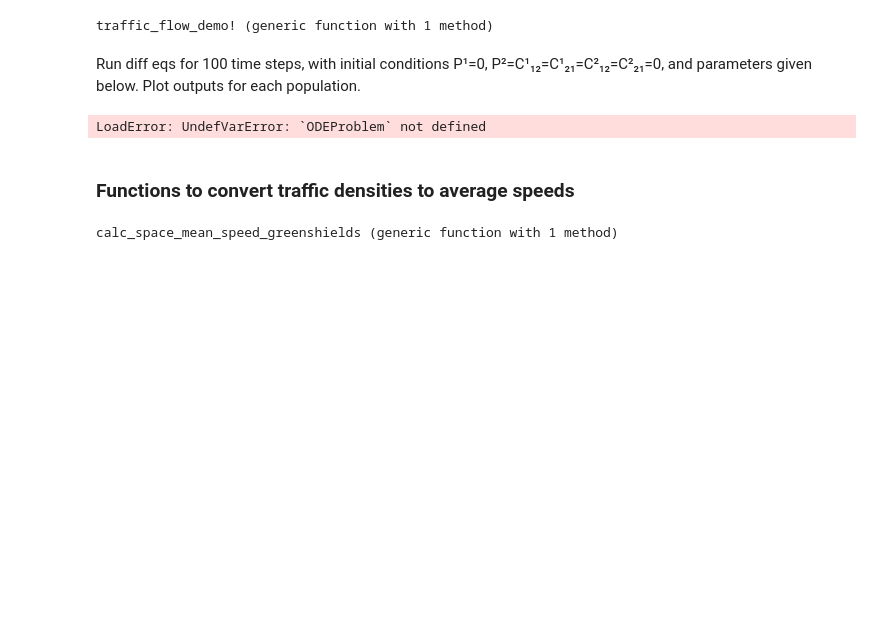
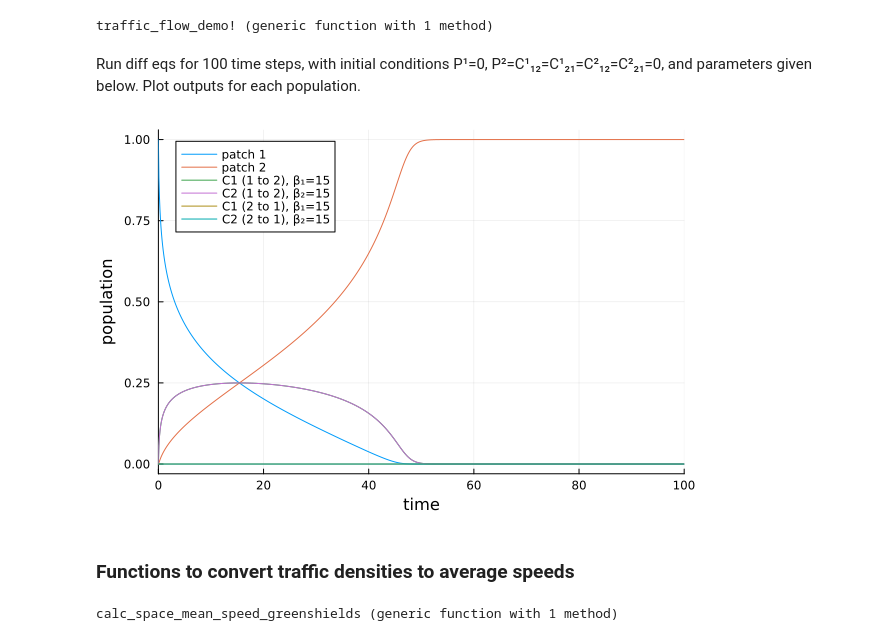
Before and after one commit to acossairt/traffic_air_quality_modeling, a Jupyter notebook: julia_model/travel_4.ipynb, the cells around one changed output. Saved outputs shown, nothing was run; the diff lists cells and outputs as text; code cells hidden in the pictures; blank space fills up the shorter version.

Commit message:
added image files

```diff
--- a/julia_model/travel_4.ipynb
+++ b/julia_model/travel_4.ipynb
@@ -81,33 +83,33 @@ Run diff eqs for 100 time steps, with initial conditions P¹=0, P²=C¹₁₂=C
 # %%
 # Choose parameters
 α₁ = 1
 α₂ = 1
-β₁ = 10
-β₂ = 60
+β₁ = 15
+β₂ = 15
 p1_out = 1
 p2_out = 0
 p = [α₁, α₂, β₁, β₂, p1_out, p2_out]
 
 # Solve diff eq
 N0 = [1; 0.; 0; 0; 0; 0]                              # set initial conditions: [P¹, P², C¹₁₂, C¹₂₁, C²₁₂, C²₂₁]
 tspan = (0.0, 100.0)                                  # set time span
 prob = ODEProblem(traffic_flow_demo!, N0, tspan, p)   # create problem (system of diff eqs)
 sol = solve(prob)                                     # solve problem
 
 # Plot each population over time
 plot(sol, idxs = (0,1), xlabel="time", ylabel="population", label="patch 1")
 plot!(sol, idxs = (0,2), xlabel="time", ylabel="population", label="patch 2")
 plot!(sol, idxs = (0,3), xlabel="time", ylabel="population", label="C1 (1 to 2), β₁=$β₁")
 plot!(sol, idxs = (0,5), xlabel="time", ylabel="population", label="C2 (1 to 2), β₂=$β₂")
 plot!(sol, idxs = (0,4), xlabel="time", ylabel="population", label="C1 (2 to 1), β₁=$β₁")
 plt = plot!(sol, idxs = (0,6), xlabel="time", ylabel="population", label="C2 (2 to 1), β₂=$β₂")
-savefig(plt, "traffic_flows_1.png")
+savefig(plt, "julia_plots/traffic_flows_β₁_$β₁" * "_β₂_$β₂" * ".png")
 display(plt)
 
 # Plot phase space
 #plot(sol, idxs = (1,2), xlabel="P1", ylabel="P2")
 # %% [output]
-LoadError: UndefVarError: `ODEProblem` not defined
+[figure, added]
 # %% [markdown]
 ### Functions to convert traffic densities to average speeds
 # %%
```
Also changed, not shown: parts of 16 cells of this notebook, 12 other files.
